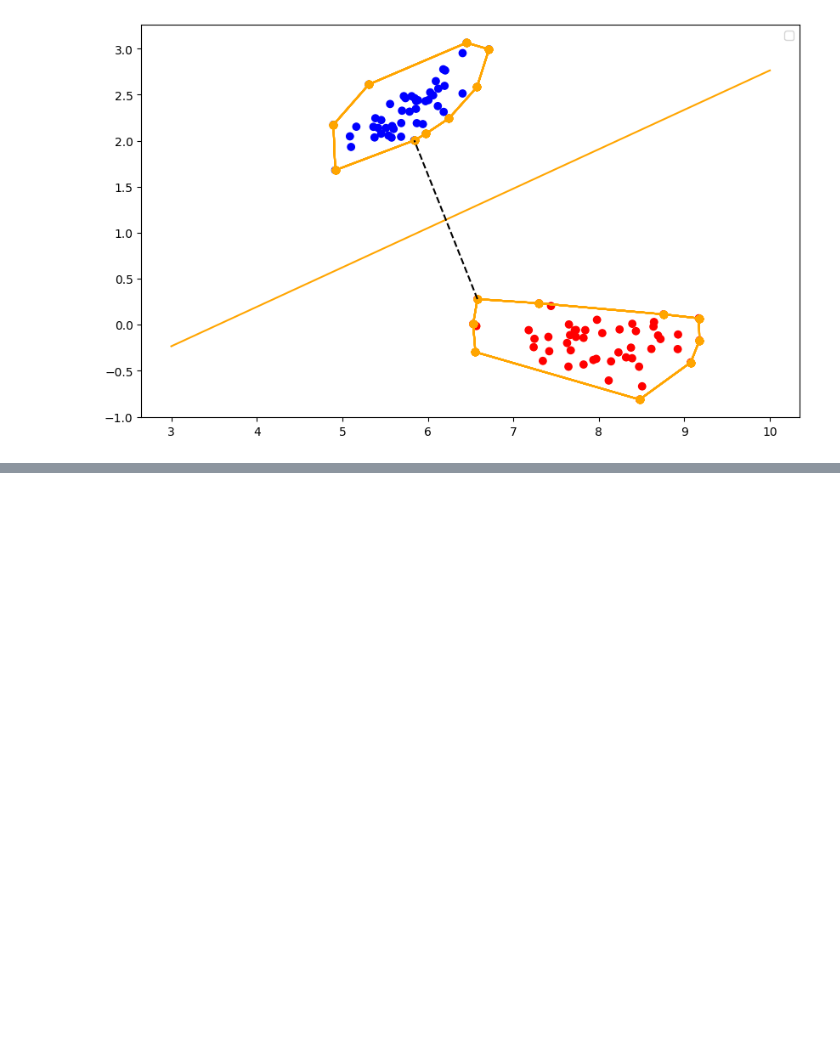
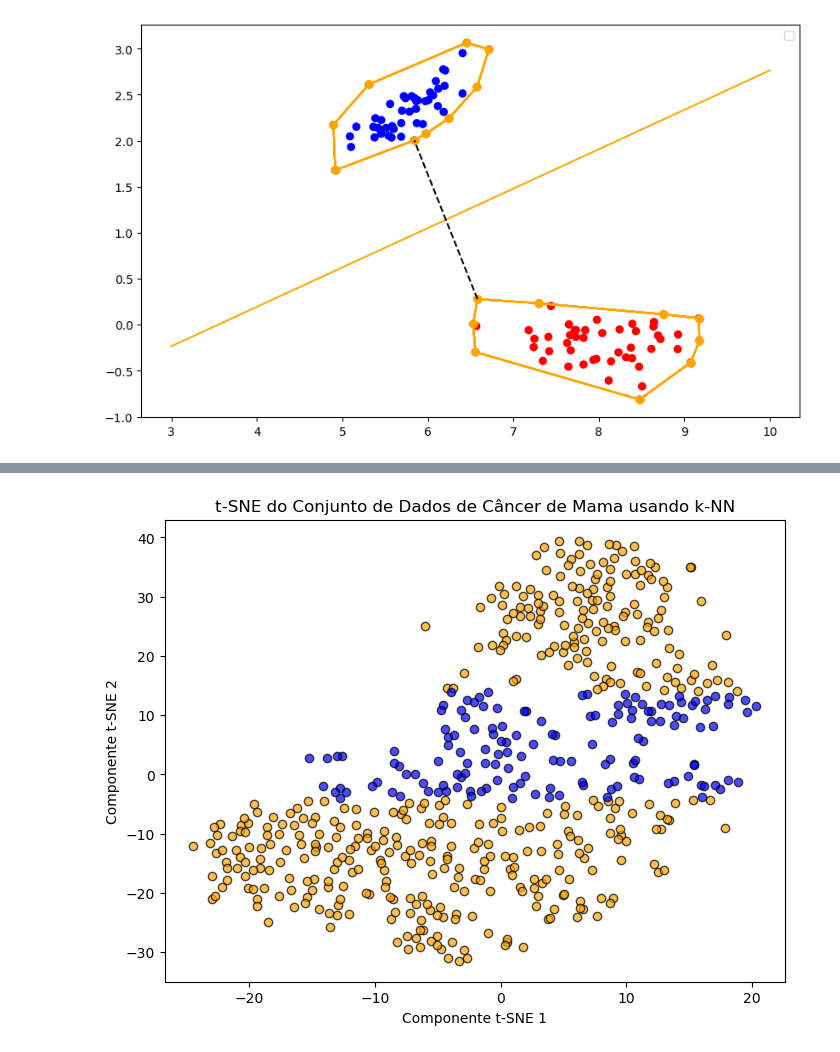
Before and after one commit to milenamoreira/geometria-computacional, a Jupyter notebook: TPALG2_V2.ipynb, the cells around one changed output, grey strips where cells are left out. Drawn from its saved outputs; the diff is of its cells as text; code cells hidden in the pictures; blank space fills up the shorter version.

```diff
--- a/TPALG2_V2.ipynb
+++ b/TPALG2_V2.ipynb
@@ -474,0 +537,22 @@ mediana %d (6.210804873818397, 1.1414479793199837)
+# %%
+
+# Adiciona coluna rótulo à matriz de pontos
+X_tsne_com_rotulo = np.column_stack((X_tsne, dados.target))
+
+#selecionando dados de treino
+treino = X_tsne_com_rotulo[((X_tsne_com_rotulo[:, 1] < -4) & ~(X_tsne_com_rotulo[:,2] == 0)) | ((X_tsne_com_rotulo[:, 1] > 14)  & ~(X_tsne_com_rotulo[:,2] == 1))]
+
+#selecionando dados de teste
+teste = X_tsne_com_rotulo[~(X_tsne_com_rotulo[:, 1] < -4)  & ~(X_tsne_com_rotulo[:, 1] > 14)]
+
+
+# Plotar os dados reduzidos
+plt.figure(figsize=(8, 6))
+plt.scatter(treino[:, 0], treino[:, 1], c='orange', cmap=plt.cm.Set1, edgecolor='k', alpha=0.7)
+plt.scatter(teste[:, 0], teste[:, 1], c='blue', cmap=plt.cm.Set1, edgecolor='k', alpha=0.7)
+plt.title('t-SNE do Conjunto de Dados de Câncer de Mama usando k-NN')
+plt.xlabel('Componente t-SNE 1')
+plt.ylabel('Componente t-SNE 2')
+plt.show()
+# %% [output]
+[figure, added]
```
Also changed, not shown: parts of 34 cells of this notebook, 7 other files.
